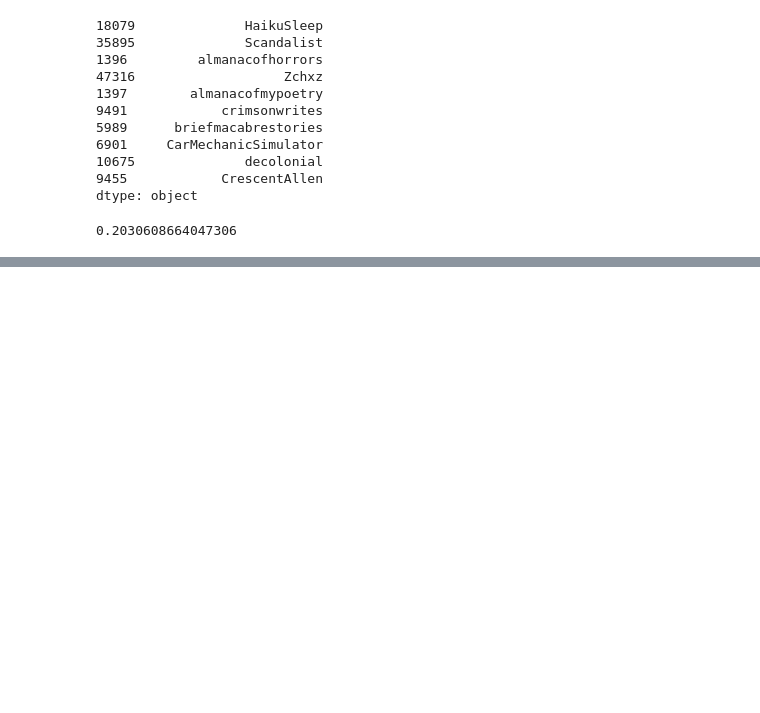
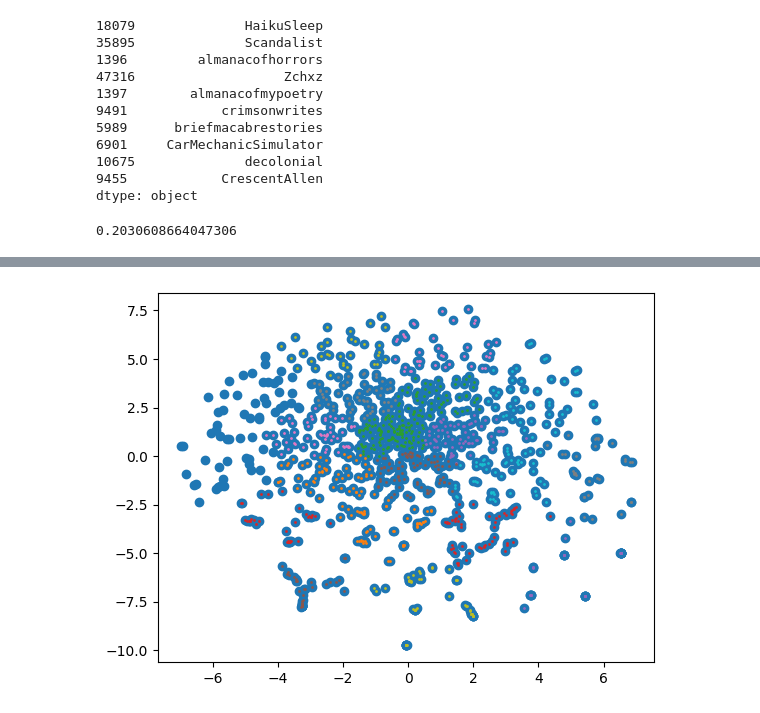
Before and after one commit to filippobartolucci/sna_project, a Jupyter notebook: subreddit_similarity.ipynb, the cells around one changed output, grey strips where cells are left out. Drawn from its saved outputs; the diff is of its cells as text; code cells hidden in the pictures; blank space fills up the shorter version.

```diff
--- a/subreddit_similarity.ipynb
+++ b/subreddit_similarity.ipynb
@@ -100,0 +78,12 @@ KeyboardInterrupt:
+# %%
+# plot 2D of subreddit clustering based on similarity score
+import matplotlib.pyplot as plt
+from sklearn.manifold import TSNE
+
+# get 2D embedding of subreddit similarity
+tsne = TSNE(n_components=2, verbose=1, perplexity=50, n_iter=300)
+tsne_results = tsne.fit_transform(df_similarity.sample(1000))
+
+# remove outliers
+tsne_results = tsne_results[tsne_results[:,0] < 100]
+tsne_results = tsne_results[tsne_results[:,1] < 100]
@@ -100,0 +98,21 @@ KeyboardInterrupt:
+# %%
+# k means clustering
+from sklearn.cluster import KMeans
+
+# get k means clustering
+# find the best k
+from sklearn.metrics import silhouette_score
+import numpy as np
+
+
+# get k means clustering
+kmeans = KMeans(n_clusters=20, random_state=0).fit(tsne_results)
+
+# plot clustering result, cluster are plotted as circonference
+plt.scatter(tsne_results[:,0], tsne_results[:,1])
+# plot cluster region
+for i in range(20):
+    plt.scatter(tsne_results[kmeans.labels_ == i,0], tsne_results[kmeans.labels_ == i,1], s=1)
+plt.show()
+# %% [output]
+[figure, added]
```
Also changed, not shown: parts of 3 cells of this notebook, 5 other files.
